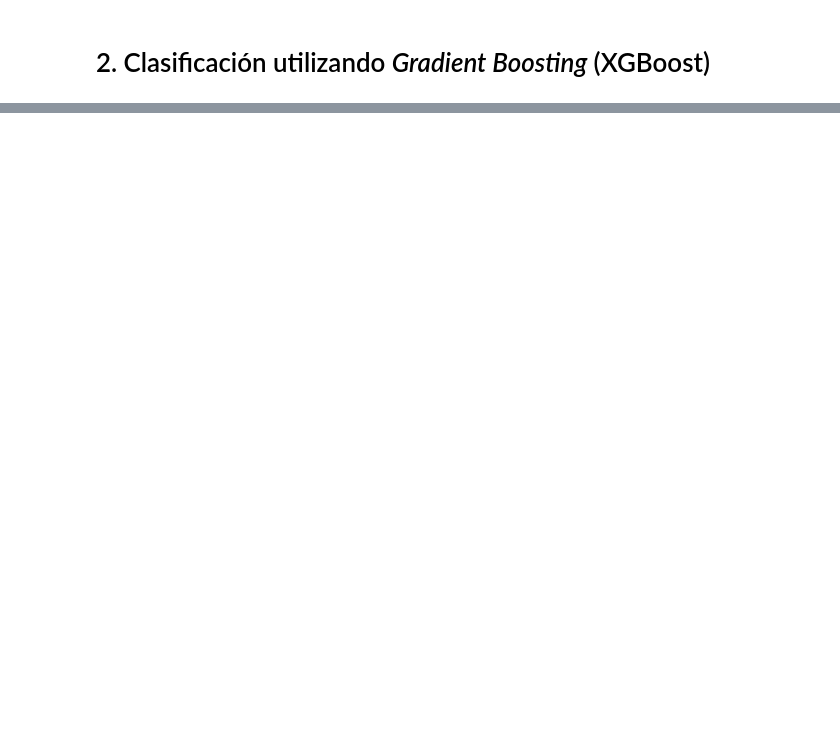
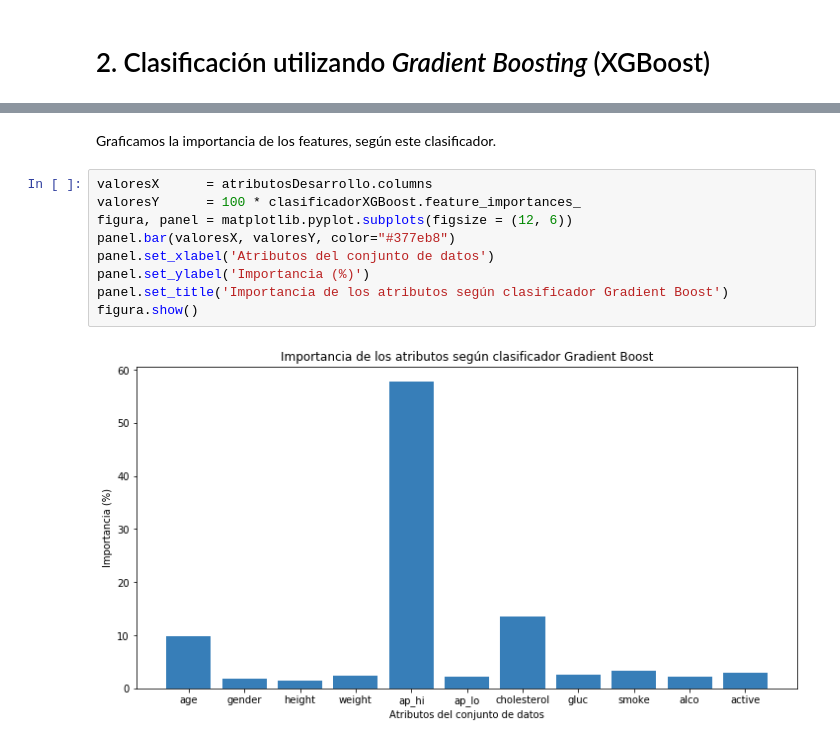
Before and after one commit to srovere/maestria-data-mining, a Jupyter notebook: src/python/aprendizaje-automatico/TP2/RF.ipynb, the cells around one changed output, grey strips where cells are left out. Drawn from its saved outputs; the diff is of its cells as text; blank space fills up the shorter version.

```diff
--- a/src/python/aprendizaje-automatico/TP2/RF.ipynb
+++ b/src/python/aprendizaje-automatico/TP2/RF.ipynb
@@ -133,0 +121,13 @@ dtype: object
+# %% [markdown]
+Graficamos la importancia de los features, según este clasificador.
+# %%
+valoresX      = atributosDesarrollo.columns
+valoresY      = 100 * clasificadorXGBoost.feature_importances_
+figura, panel = matplotlib.pyplot.subplots(figsize = (12, 6))
+panel.bar(valoresX, valoresY, color="#377eb8")
+panel.set_xlabel('Atributos del conjunto de datos')
+panel.set_ylabel('Importancia (%)')
+panel.set_title('Importancia de los atributos según clasificador Gradient Boost')
+figura.show()
+# %% [output]
+[figure, added]
```
Also changed, not shown: parts of 7 cells of this notebook.
